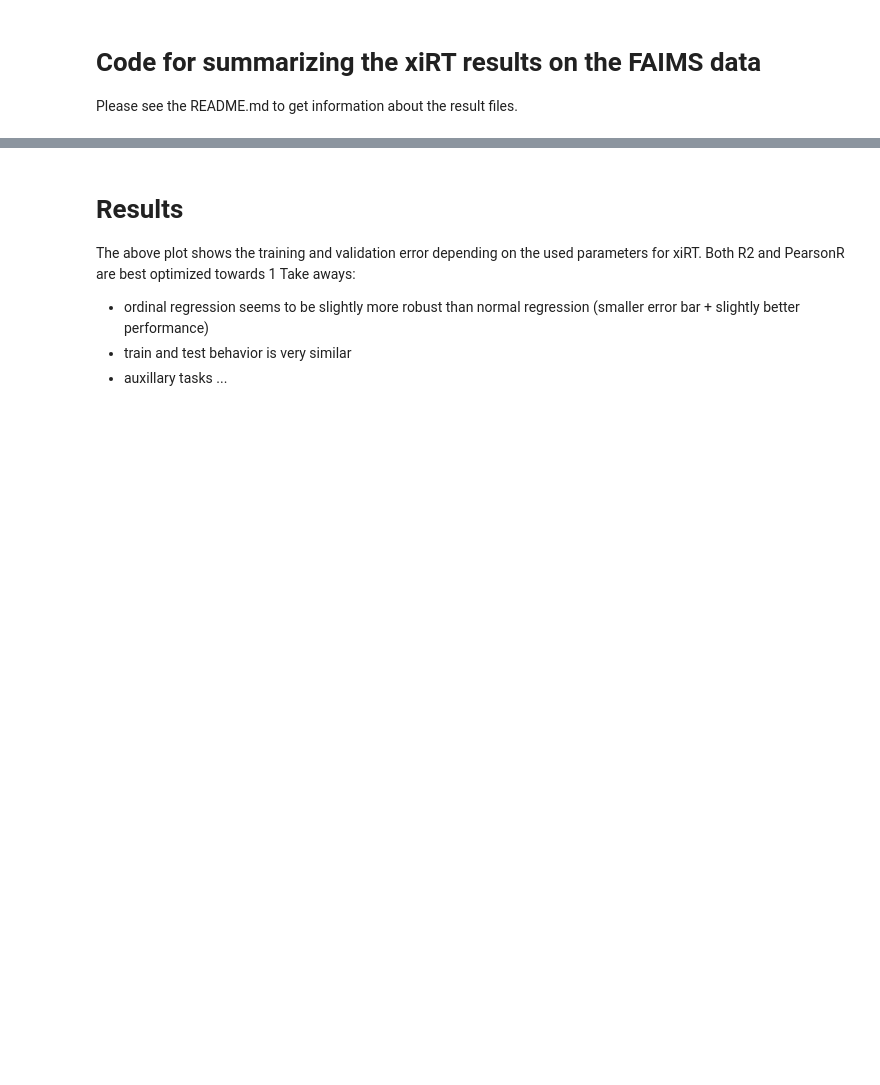
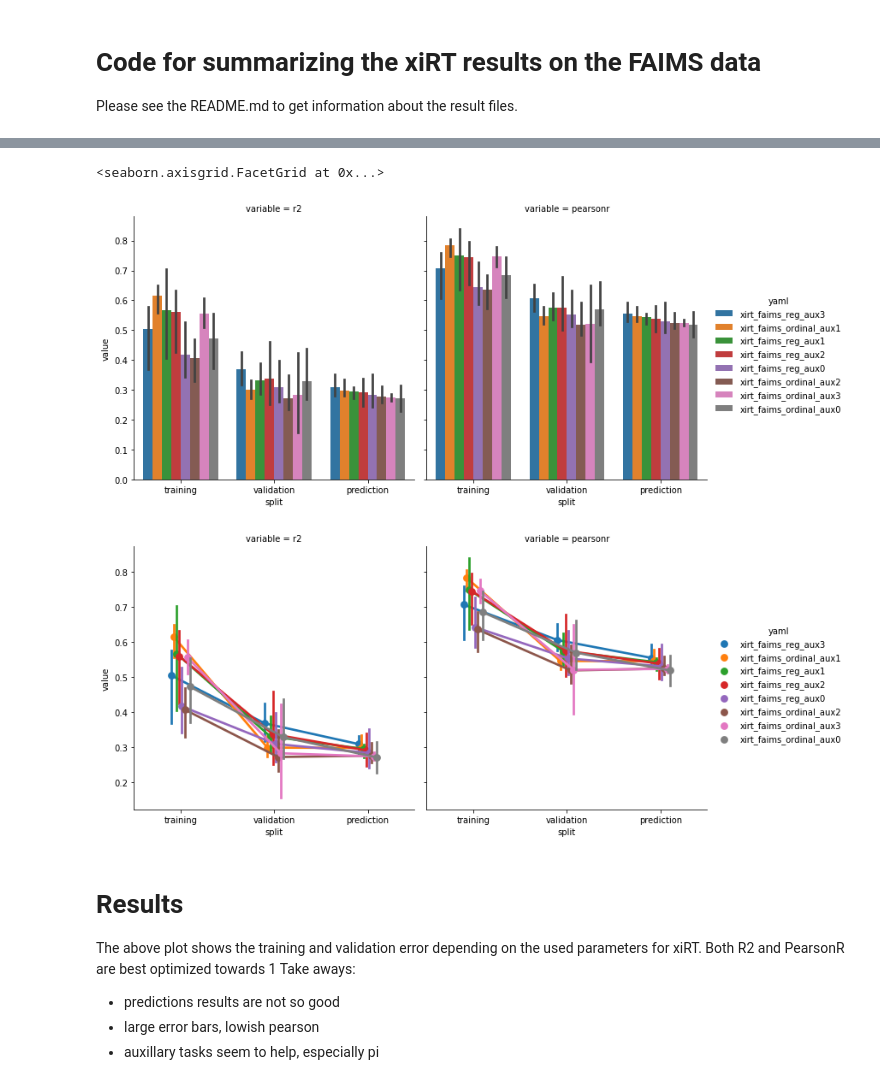
Before and after one commit to harel-coffee/xiFAIMS-auto, a Jupyter notebook: notebooks/xirt_summary.ipynb, the cells around one changed output, grey strips where cells are left out. Drawn from its saved outputs; the diff is of its cells as text; code cells hidden in the pictures; blank space fills up the shorter version.

```diff
--- a/notebooks/xirt_summary.ipynb
+++ b/notebooks/xirt_summary.ipynb
@@ -26,0 +25,6 @@ df_melt.head(5)
+# %%
+df_melt = df_results.melt(id_vars=["split", "yaml"])
+df_melt.head(5)
+
+order = df_results[df_results["split"] == "prediction"].groupby(["yaml"]).agg({"r2": np.mean, "pearsonr": np.mean}).sort_values(by="pearsonr", ascending=False).index.values
+print(order)
@@ -32,7 +44,14 @@ sns.catplot(x="split", y="value", hue="yaml", col="variable", data=df_melt, kind
+# %%
+sns.catplot(x="split", y="value", hue="yaml", col="variable", data=df_melt, kind="bar", order=["training", "validation", "prediction"], hue_order=order)
+sns.catplot(x="split", y="value", hue="yaml", col="variable", data=df_melt, kind="point", order=["training", "validation", "prediction"], dodge=True, hue_order=order)
+# %% [output]
+<seaborn.axisgrid.FacetGrid at 0x...>
+[figure, added]
+[figure, added]
 # %% [markdown]
 # Results
 The above plot shows the training and validation error depending on the used parameters for xiRT. Both R2 and PearsonR are best optimized towards 1
 Take aways:
-- ordinal regression seems to be slightly more robust than normal regression (smaller error bar + slightly better performance)
-- train and test behavior is very similar
-- auxillary tasks ...
+- predictions results are not so good
+- large error bars, lowish pearson
+- auxillary tasks seem to help, especially pi
```
Also changed, not shown: parts of 6 cells of this notebook, 4 other files.
